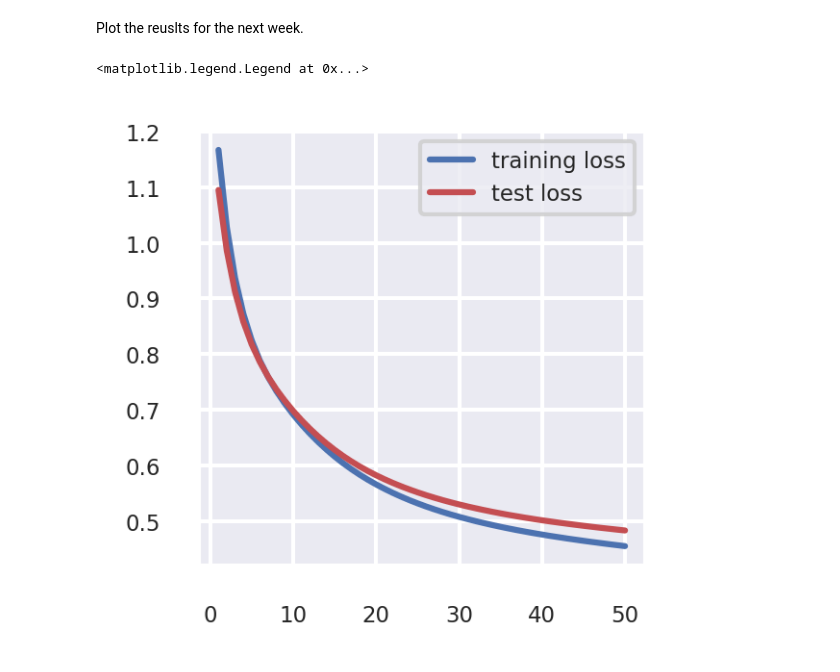
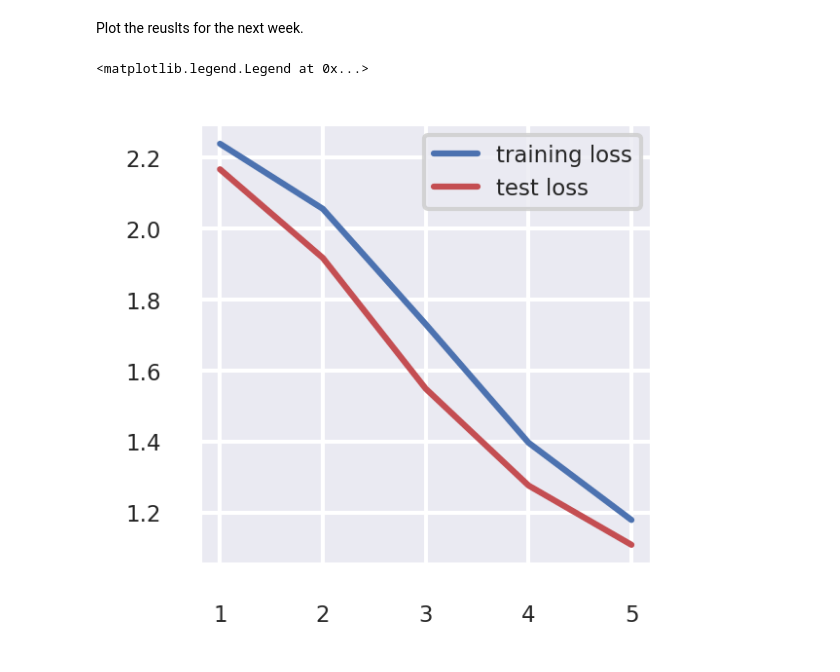
Before and after one commit to HuangJin-De/Machine-Learning-in-Atmospheric-Thermodynamics, a Jupyter notebook: hw01/hw01.ipynb, the cells around one changed output. Cells and saved outputs as stored; diff of their text form; code cells hidden in the pictures.

```diff
--- a/hw01/hw01.ipynb
+++ b/hw01/hw01.ipynb
@@ -90,9 +90,9 @@ def train(dataloader, model, loss_fn, optimizer):
         loss.backward()
         optimizer.step()
 
-        if batch % 100 == 0:
-            loss, current = loss.item(), batch * len(X)
-            print(f"loss: {loss:>7f}  [{current:>5d}/{size:>5d}]")
+        #if batch % 100 == 0:
+        #    loss, current = loss.item(), batch * len(X)
+        #    print(f"loss: {loss:>7f}  [{current:>5d}/{size:>5d}]")
 
     train_loss /= num_batches
     return train_loss
@@ -114,7 +114,7 @@ def test(dataloader, model, loss_fn):
 
     test_loss /= num_batches
     correct /= size
-    print(f"Test Error: \n Accuracy: {(100*correct):>0.1f}%, Avg loss: {test_loss:>8f} \n")
+    print(f"Accuracy: {(100*correct):>0.1f}%, Avg loss: {test_loss:>8f} \n")
     return test_loss
 # %% [output]
 NeuralNetwork(
@@ -128,13 +128,13 @@ NeuralNetwork(
   )
 )
 # %%
-epochs=50
+epochs=5
 
 tt=time.time()
 train_loss=[]
 test_loss=[]
 for t in range(epochs):
-    print(f"Epoch {t+1}\n-------------------------------")
+    print(f"Epoch {t+1}-------------------------------")
     loss = train(train_loader, model, loss_fn, optimizer)
     train_loss.append(loss)
     loss = test(test_loader, model, loss_fn)
@@ -167,11 +167,11 @@ torch.save(model.state_dict(),'drive/MyDrive/CP_data/hw01/test.pkl')
 Plot the reuslts for the next week.
 # %%
 fig,ax=plt.subplots(figsize=(2,2),dpi=300)
-ax.plot(np.arange(1,51),train_loss,'b',np.arange(1,51),test_loss,'r')
+ax.plot(np.arange(1,epochs+1),train_loss,'b',np.arange(1,epochs+1),test_loss,'r')
 plt.legend(["training loss","test loss"])
 # %% [output]
 <matplotlib.legend.Legend at 0x...>
-[figure, old version]
+[figure, new version]
 # %%
 model2 = NeuralNetwork()
 model2.load_state_dict(torch.load('drive/MyDrive/CP_data/hw01/test.pkl'))
```
Also changed, not shown: parts of 3 cells of this notebook.
